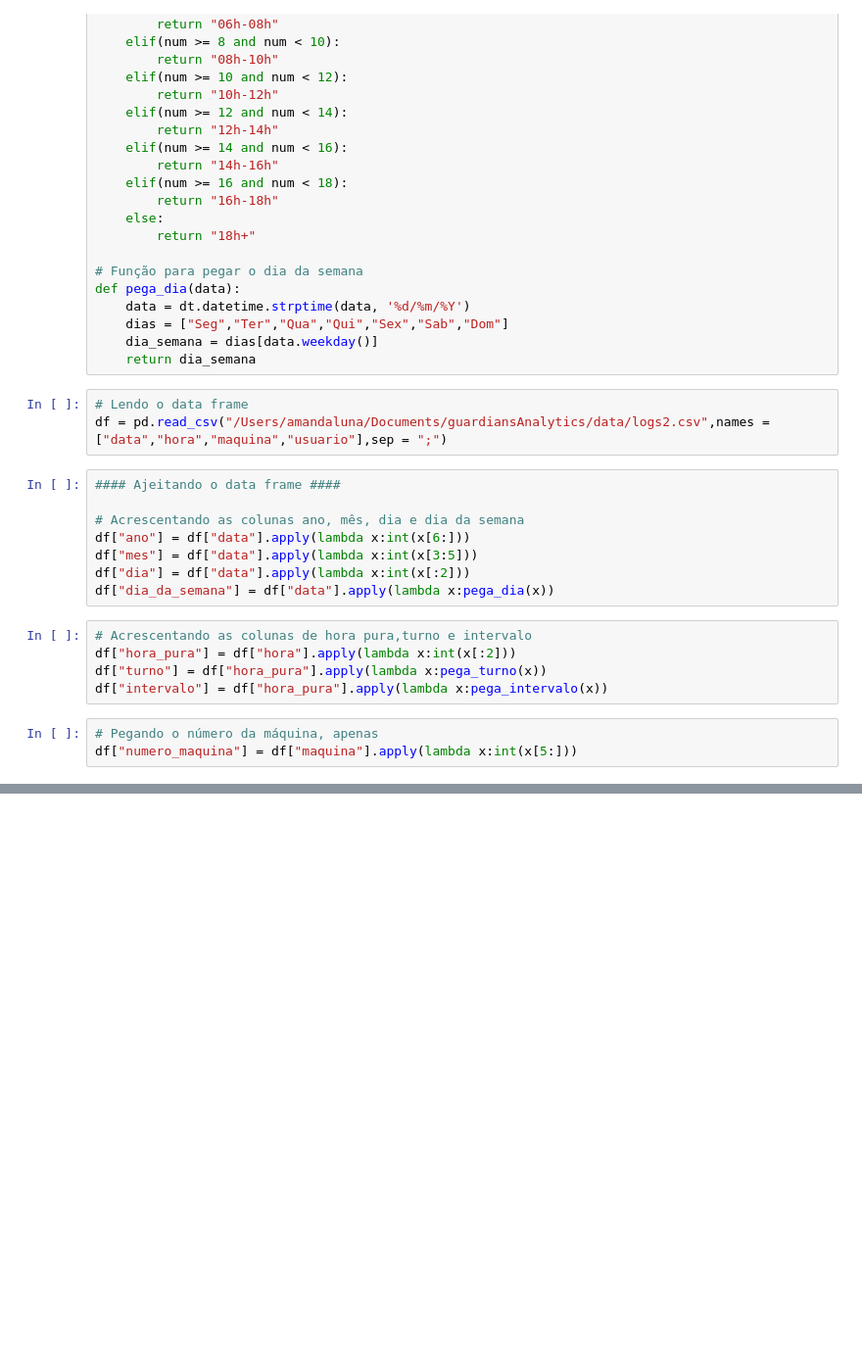
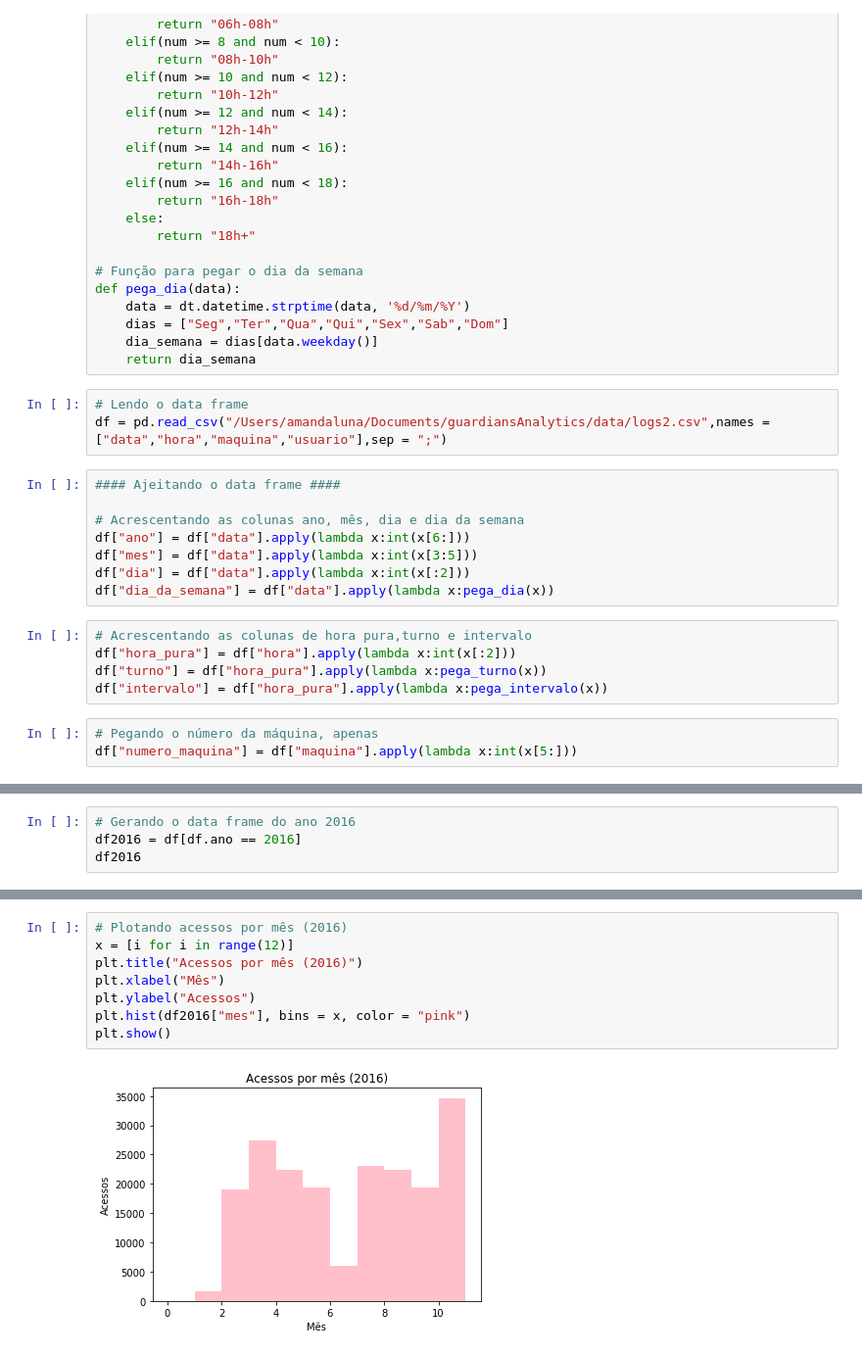
Before and after one commit to felipemarinho97/guardiansAnalytics, a Jupyter notebook: src/Analise.ipynb, the cells around one changed output, grey strips where cells are left out. Shown at 98% size. Saved outputs shown, nothing was run; the diff lists cells and outputs as text; blank space fills up the shorter version.

Commit message:
Plotando gráficos de 2016

```diff
--- a/src/Analise.ipynb
+++ b/src/Analise.ipynb
@@ -119,0 +132,4 @@ plt.show()
+# %%
+# Gerando o data frame do ano 2016
+df2016 = df[df.ano == 2016]
+df2016
@@ -119,0 +155,10 @@ plt.show()
+# %%
+# Plotando acessos por mês (2016)
+x = [i for i in range(12)]
+plt.title("Acessos por mês (2016)")
+plt.xlabel("Mês")
+plt.ylabel("Acessos")
+plt.hist(df2016["mes"], bins = x, color = "pink")
+plt.show()
+# %% [output]
+[figure, added]
```
Also changed, not shown: parts of 15 cells of this notebook.
